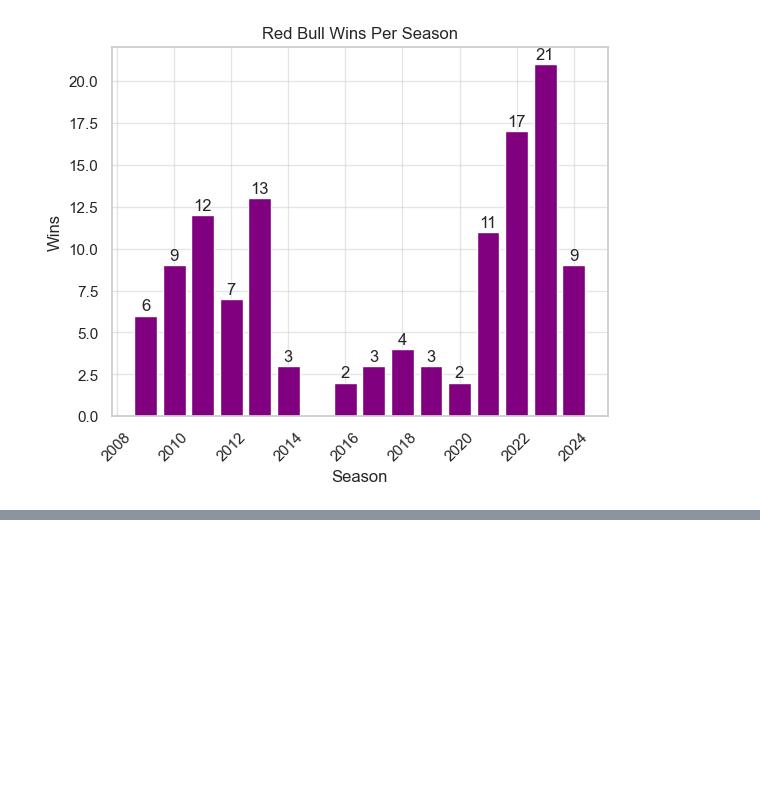
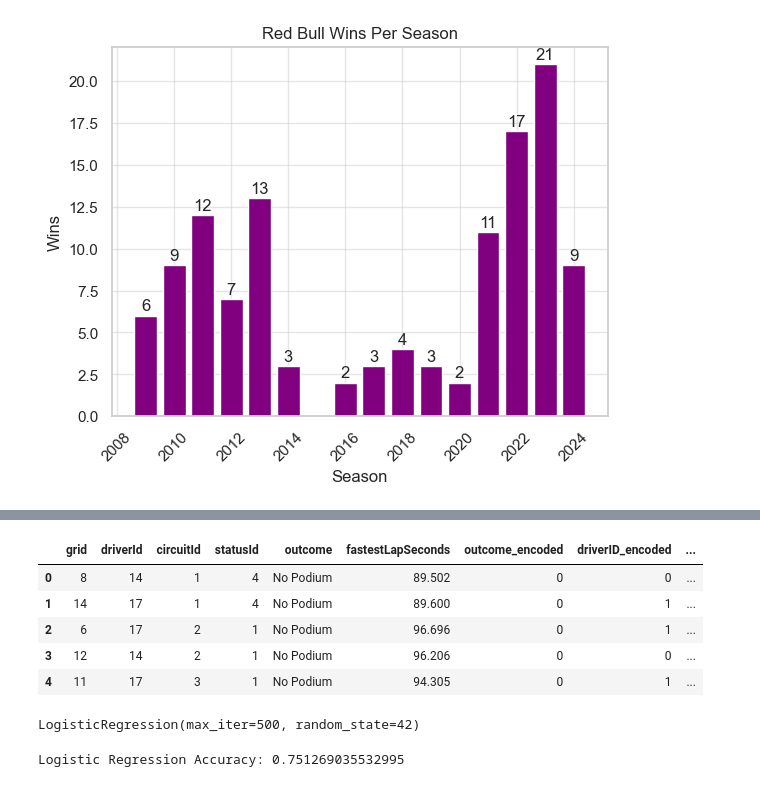
Before and after one commit to tanvis1ngh/F1_RedBull_EDA, a Jupyter notebook: nb/redbull_f1_eda.ipynb, the cells around one changed output, grey strips where cells are left out. Saved outputs shown, nothing was run; the diff lists cells and outputs as text; code cells hidden in the pictures; blank space fills up the shorter version.

Commit message:
Add ML modeling steps and results to notebook

```diff
--- a/nb/redbull_f1_eda.ipynb
+++ b/nb/redbull_f1_eda.ipynb
@@ -162,0 +234,2 @@ plt.show()
+# %%
+model_df["fastestLapSeconds"] = model_df["fastestLapTime"].apply(time_converter)
@@ -162,0 +240,6 @@ plt.show()
+# %%
+model_df["fastestLapSeconds"]=model_df["fastestLapSeconds"].fillna(model_df["fastestLapSeconds"].median())
+# %%
+
+model_df.drop(columns=["fastestLapTime"], inplace=True)
+model_df.head()
@@ -162,0 +253,14 @@ plt.show()
+# %%
+model_df["outcome_encoded"] = LabelEncoder().fit_transform(model_df["outcome"])
+model_df["driverID_encoded"] = LabelEncoder().fit_transform(model_df["driverId"])
+model_df["circuitID_encoded"] = LabelEncoder().fit_transform(model_df["circuitId"])
+model_df["statusID_encoded"] = LabelEncoder().fit_transform(model_df["statusId"])
+# %%
+model_df.head()
+# %% [output]
+|  | grid | driverId | circuitId | statusId | outcome | fastestLapSeconds | outcome_encoded | driverID_encoded | ... |
+| 0 | 8 | 14 | 1 | 4 | No Podium | 89.502 | 0 | 0 | ... |
+| 1 | 14 | 17 | 1 | 4 | No Podium | 89.600 | 0 | 1 | ... |
+| 2 | 6 | 17 | 2 | 1 | No Podium | 96.696 | 0 | 1 | ... |
+| 3 | 12 | 14 | 2 | 1 | No Podium | 96.206 | 0 | 0 | ... |
+| 4 | 11 | 17 | 3 | 1 | No Podium | 94.305 | 0 | 1 | ... |
@@ -162,0 +277,11 @@ plt.show()
+# %%
+Logistic_model = LogisticRegression(max_iter=500, random_state=42)
+Logistic_model.fit(X_train,y_train)
+# %% [output]
+LogisticRegression(max_iter=500, random_state=42)
+# %%
+y_pred = Logistic_model.predict(X_test)
+score = accuracy_score(y_test, y_pred)
+print("Logistic Regression Accuracy:", score)
+# %% [output]
+Logistic Regression Accuracy: 0.751269035532995
```
Also changed, not shown: parts of 25 cells of this notebook.
